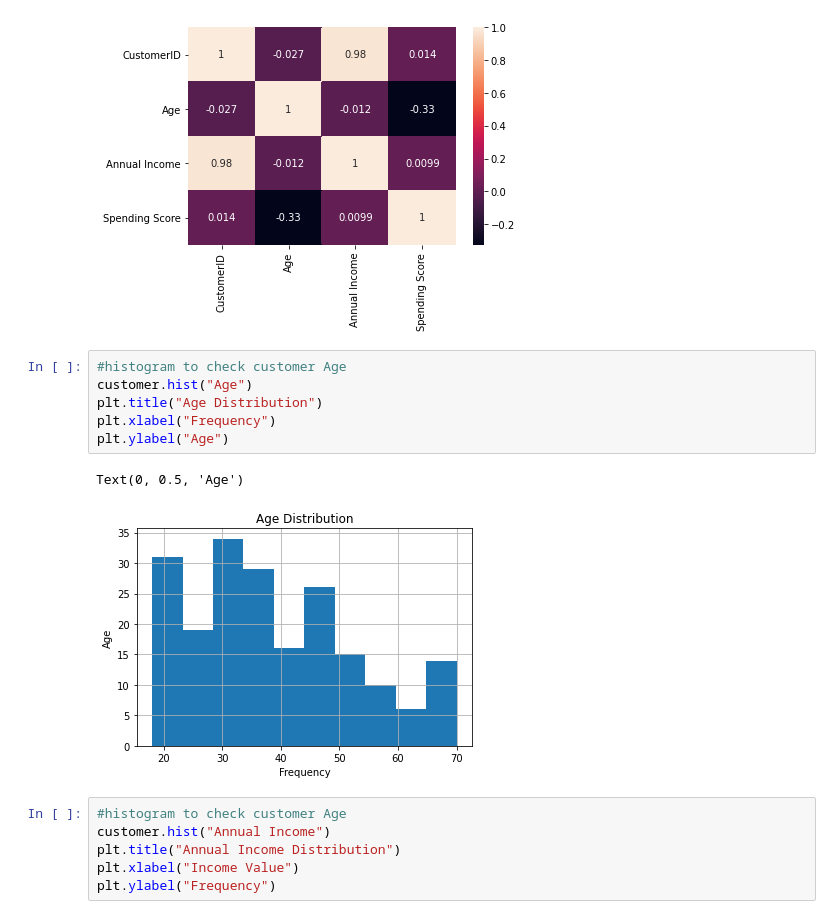
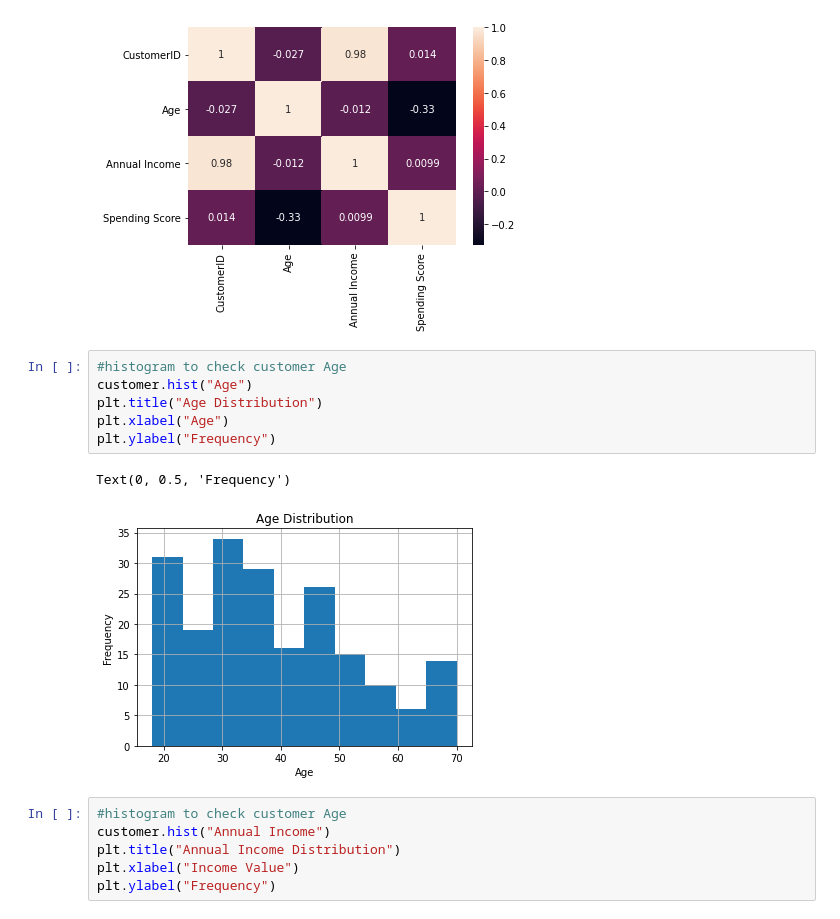
Before and after one commit to cornel-kim/samples, a Jupyter notebook: lesson1.ipynb, the cells around one changed output. Saved outputs shown, nothing was run; the diff lists cells and outputs as text.

```diff
--- a/lesson1.ipynb
+++ b/lesson1.ipynb
@@ -136,12 +132,12 @@ sbn.heatmap(customer.corr(), annot=True)
 # %%
 #histogram to check customer Age
 customer.hist("Age")
 plt.title("Age Distribution")
-plt.xlabel("Frequency")
-plt.ylabel("Age")
+plt.xlabel("Age")
+plt.ylabel("Frequency")
 # %% [output]
-Text(0, 0.5, 'Age')
+Text(0, 0.5, 'Frequency')
-[figure, old version]
+[figure, new version]
 # %%
 #histogram to check customer Age
 customer.hist("Annual Income")
```
Also changed, not shown: parts of 2 cells of this notebook.
